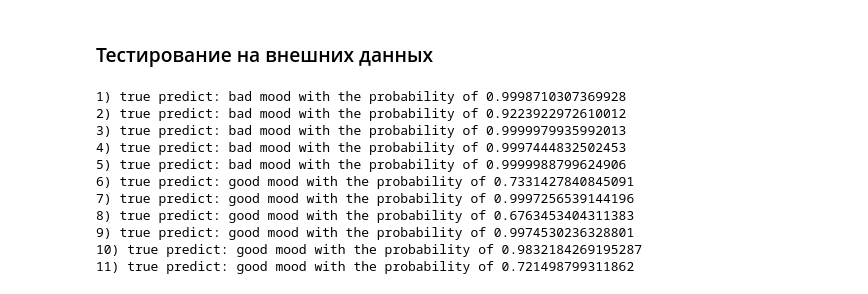
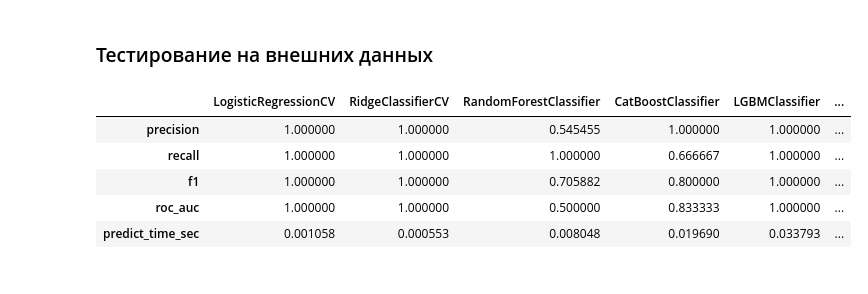
Before and after one commit to egrsid/MISIS_sentiment_analysis_project, a Jupyter notebook: models_fitting_1var.ipynb, the cells around one changed output. Saved outputs shown, nothing was run; the diff lists cells and outputs as text; code cells hidden in the pictures.

```diff
--- a/models_fitting_1var.ipynb
+++ b/models_fitting_1var.ipynb
@@ -648,16 +636,10 @@ true_labels = [0] * 5 + [1] * 5 + [1]
-# %%
-probs = final_model.predict_proba(messages)
-for i, proba in enumerate(probs):
-    print(f"{i+1}) {'true' if np.argmax(proba) == true_labels[i] else 'false'} predict: {'good' if np.argmax(proba) == 1 else 'bad'} mood with the probability of {max(proba)}")
-# %% [output]
-1) true predict: bad mood with the probability of 0.9998710307369928
-2) true predict: bad mood with the probability of 0.9223922972610012
-3) true predict: bad mood with the probability of 0.9999979935992013
-4) true predict: bad mood with the probability of 0.9997444832502453
-5) true predict: bad mood with the probability of 0.9999988799624906
-6) true predict: good mood with the probability of 0.7331427840845091
-7) true predict: good mood with the probability of 0.9997256539144196
-8) true predict: good mood with the probability of 0.6763453404311383
-9) true predict: good mood with the probability of 0.9974530236328801
-10) true predict: good mood with the probability of 0.9832184269195287
-11) true predict: good mood with the probability of 0.721498799311862
+# %%
+models_to_fit = [
+    LogisticRegressionCV,
+    RidgeClassifierCV,
+    RandomForestClassifier,
+    CatBoostClassifier,
+    LGBMClassifier,
+    XGBClassifier,
+    MultinomialNB
+]
@@ -663,0 +666,11 @@ for i, proba in enumerate(probs):
+# %%
+rep_final = show_report(fitted_models, messages, true_labels)
+# %%
+rep_final
+# %% [output]
+|  | LogisticRegressionCV | RidgeClassifierCV | RandomForestClassifier | CatBoostClassifier | LGBMClassifier | ... |
+| precision | 1.000000 | 1.000000 | 0.545455 | 1.000000 | 1.000000 | ... |
+| recall | 1.000000 | 1.000000 | 1.000000 | 0.666667 | 1.000000 | ... |
+| f1 | 1.000000 | 1.000000 | 0.705882 | 0.800000 | 1.000000 | ... |
+| roc_auc | 1.000000 | 1.000000 | 0.500000 | 0.833333 | 1.000000 | ... |
+| predict_time_sec | 0.001058 | 0.000553 | 0.008048 | 0.019690 | 0.033793 | ... |
```
Also changed, not shown: parts of 10 cells of this notebook, 1 other file.
